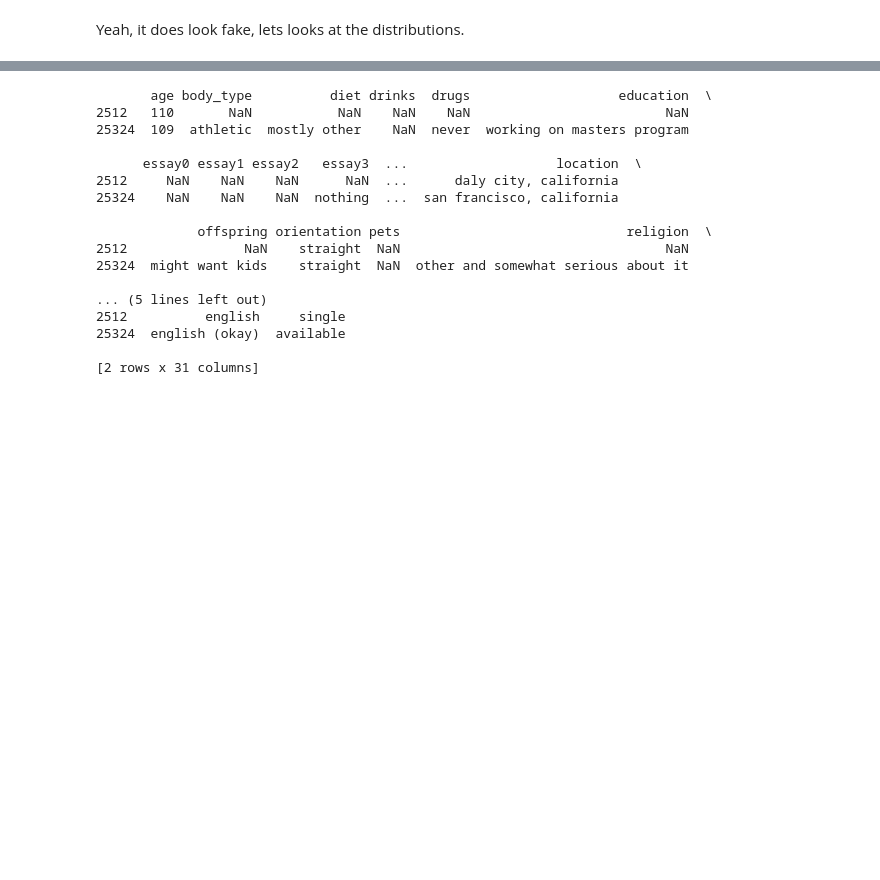
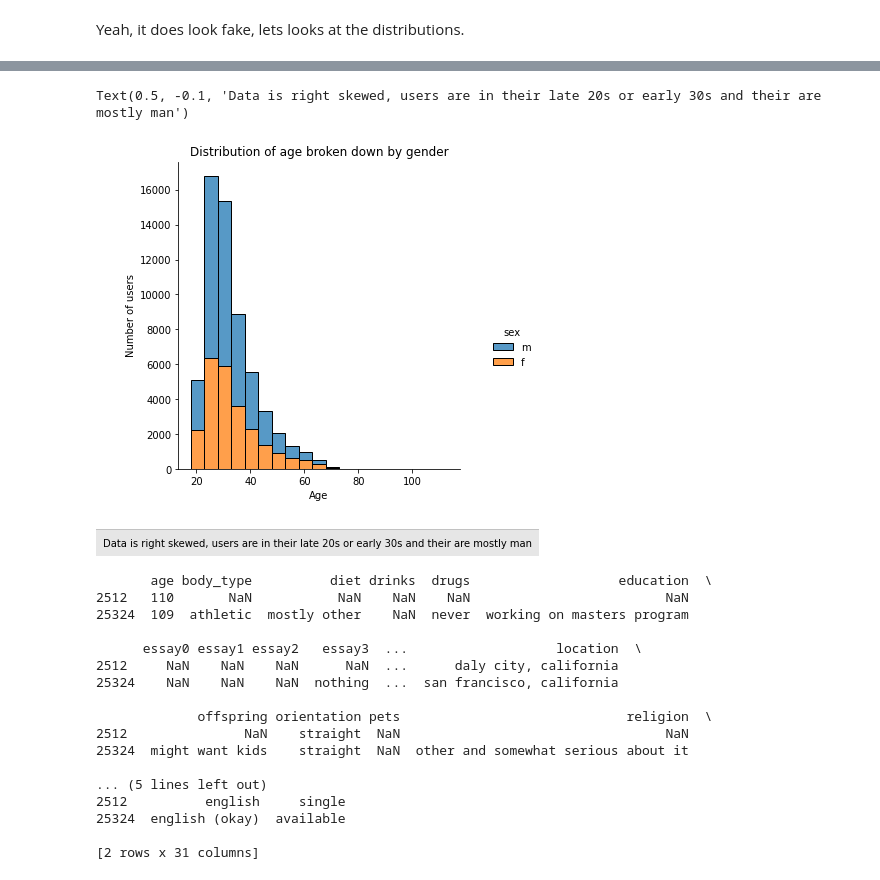
Before and after one commit to paulynamagana/OKCupid_challenge, a Jupyter notebook: date-a-scientist.ipynb, the cells around one changed output, grey strips where cells are left out. Drawn from its saved outputs; the diff is of its cells as text; code cells hidden in the pictures; blank space fills up the shorter version.

```diff
--- a/date-a-scientist.ipynb
+++ b/date-a-scientist.ipynb
@@ -148,3 +183,12 @@ Text(0.5, -0.1, 'Data is right skewed')
+# %%
+sns.displot(data=profiles, x="age", hue="sex", kind="hist", binwidth = 5, multiple = "stack")
+plt.title("Distribution of age broken down by gender")
+plt.ylabel("Number of users")
+plt.xlabel("Age")
+plt.figtext(0.5, -0.1, "Data is right skewed, users are in their late 20s or early 30s and their are mostly man", ha="center", fontsize=10, bbox={"facecolor":"grey", "alpha":0.2, "pad":10})
+# %% [output]
+Text(0.5, -0.1, 'Data is right skewed, users are in their late 20s or early 30s and their are mostly man')
+[figure, added]
 # %%
 print((profiles[profiles["age"] >= 70]))
 # %% [output]
```
Also changed, not shown: parts of 15 cells of this notebook.
